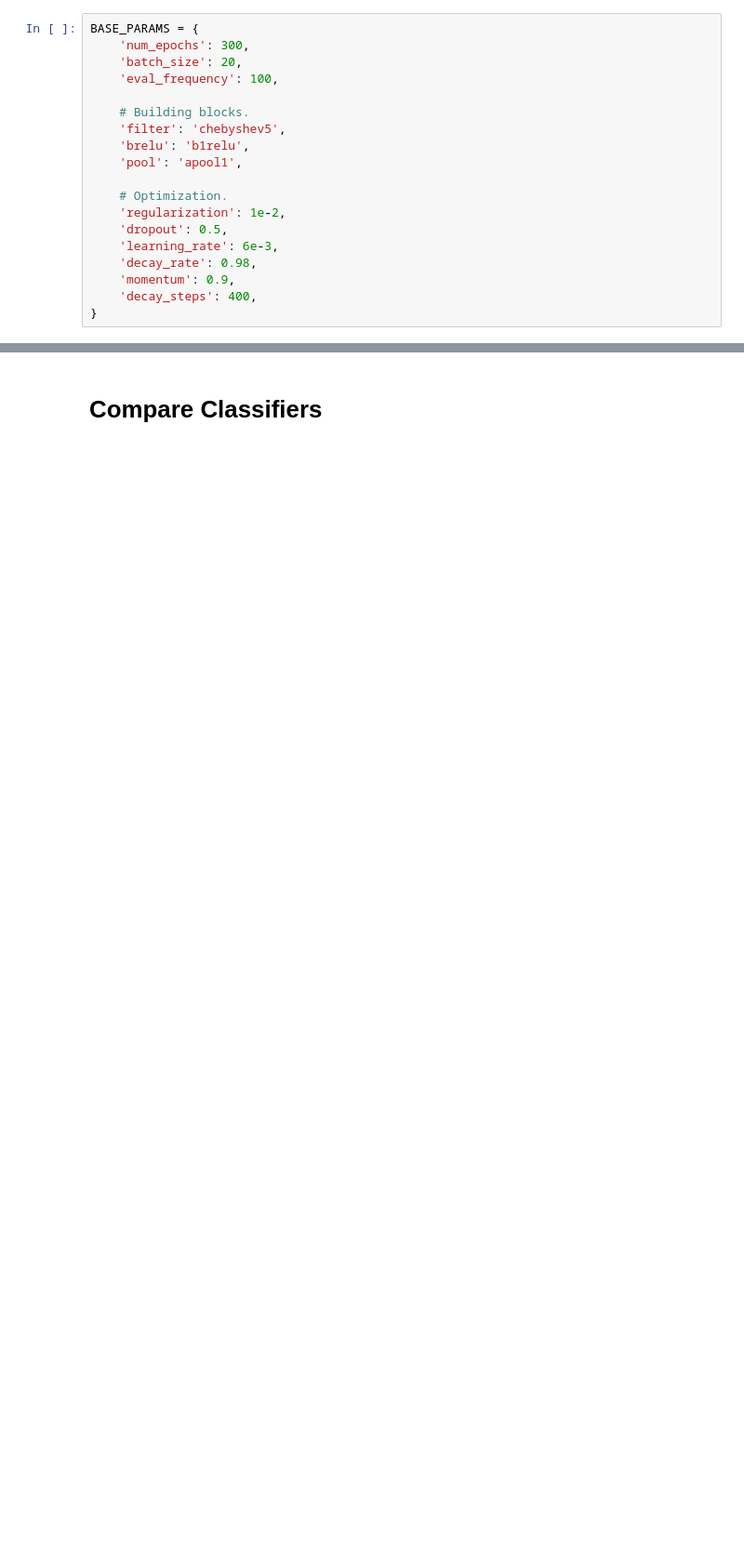
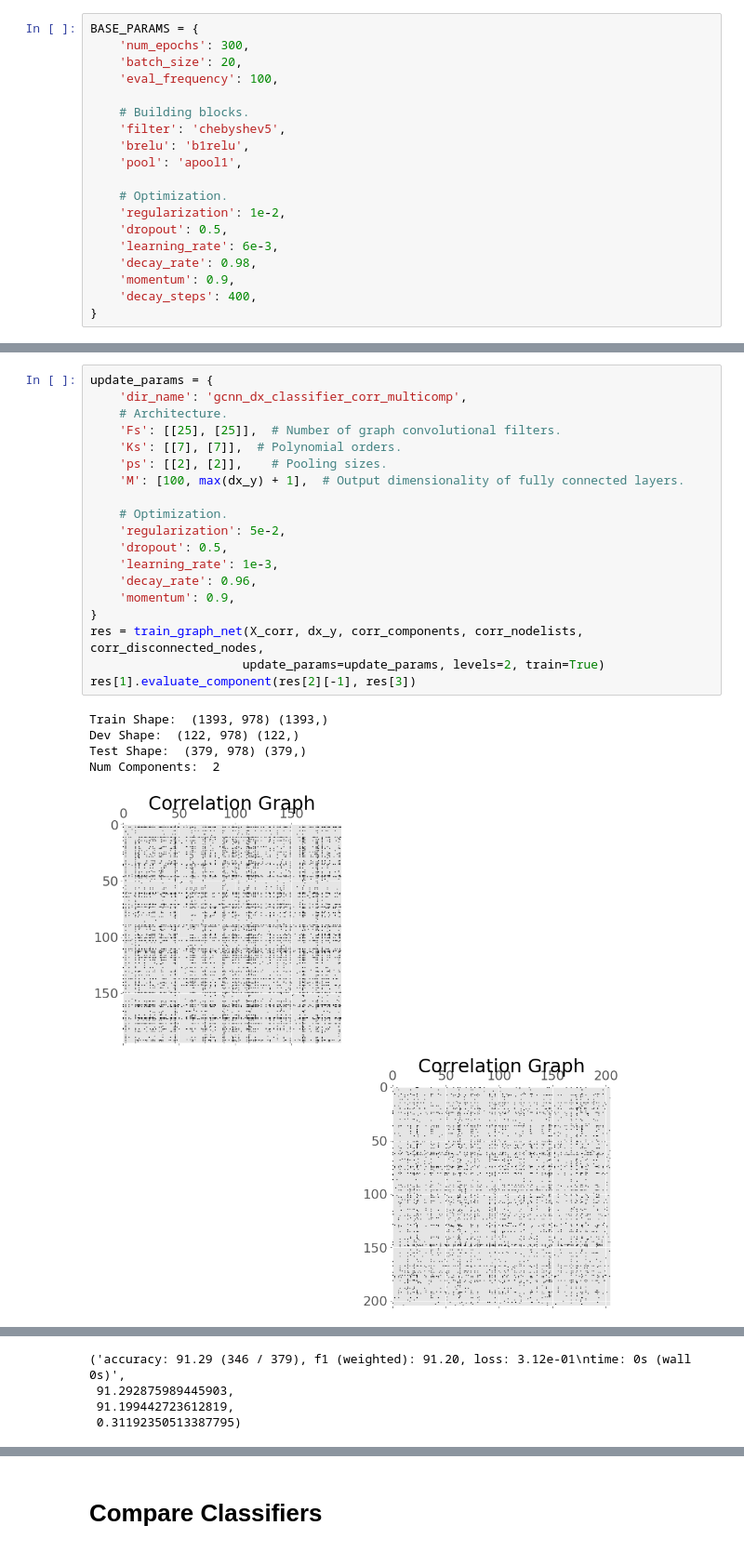
Before and after one commit to mmcdermott/cnn_graph, a Jupyter notebook: dx_and_drug_classification.ipynb, the cells around one changed output, grey strips where cells are left out. Shown at 93% size. Saved outputs shown, nothing was run; the diff lists cells and outputs as text; blank space fills up the shorter version.

```diff
--- a/dx_and_drug_classification.ipynb
+++ b/dx_and_drug_classification.ipynb
@@ -355,0 +486,25 @@ step 3100 / 20895 (epoch 44.51 / 300):
+# %%
+update_params = {
+    'dir_name': 'gcnn_dx_classifier_corr_multicomp',
+    # Architecture.
+    'Fs': [[25], [25]],  # Number of graph convolutional filters.
+    'Ks': [[7], [7]],  # Polynomial orders.
+    'ps': [[2], [2]],    # Pooling sizes.
+    'M': [100, max(dx_y) + 1],  # Output dimensionality of fully connected layers.
+
+    # Optimization.
+    'regularization': 5e-2,
+    'dropout': 0.5,
+    'learning_rate': 1e-3,
+    'decay_rate': 0.96,
+    'momentum': 0.9,
+}
+res = train_graph_net(X_corr, dx_y, corr_components, corr_nodelists, corr_disconnected_nodes,
+                     update_params=update_params, levels=2, train=True)
+res[1].evaluate_component(res[2][-1], res[3])
+# %% [output]
+Train Shape:  (1393, 978) (1393,)
+Dev Shape:  (122, 978) (122,)
+Test Shape:  (379, 978) (379,)
+Num Components:  2
+[figure, added]
@@ -355,0 +528,4 @@ step 3100 / 20895 (epoch 44.51 / 300):
+('accuracy: 91.29 (346 / 379), f1 (weighted): 91.20, loss: 3.12e-01\ntime: 0s (wall 0s)',
+ 91.292875989445903,
+ 91.199442723612819,
+ 0.31192350513387795)
```
Also changed, not shown: parts of 36 cells of this notebook, 1 other file.
